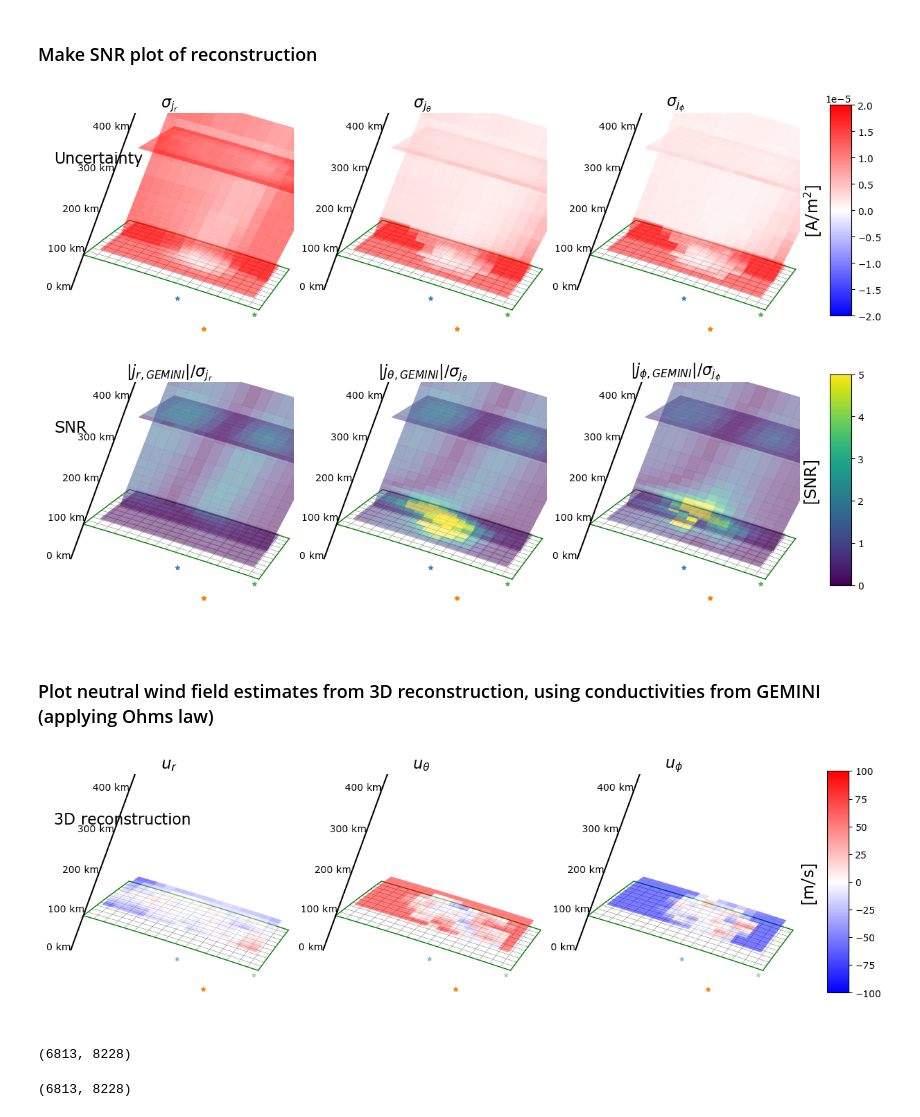
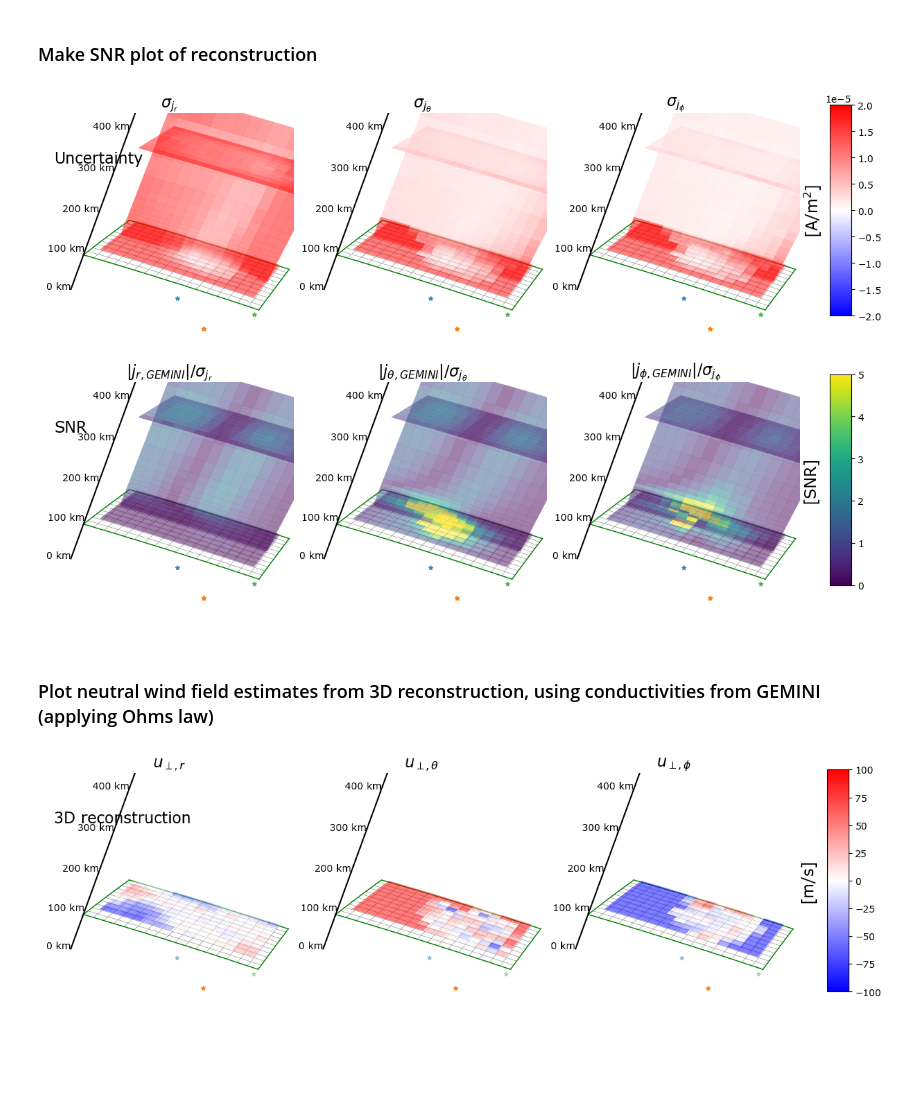
Before and after one commit to jpreistad/e3dsecs, a Jupyter notebook: paper/04_reconstruction_extended.ipynb, the cells around one changed output. Saved outputs shown, nothing was run; the diff lists cells and outputs as text; code cells hidden in the pictures; blank space fills up the shorter version.

```diff
--- a/paper/04_reconstruction_extended.ipynb
+++ b/paper/04_reconstruction_extended.ipynb
@@ -38,8 +37,8 @@ inputmode       = 'vi' # See documentation e.g. in model.py for allowed values.
                        # Specifies how jperp estimates are obtained
 e3doubt_        = True # Wheter to use realistic variances of the observations, and add
                        # corresponding noise
-intsec          = 5*60  # Integrationtime in seconds used in E3DOUBT
-sitelat         = 67.7# Gegraphic latitude of transmitter site location
+intsec          = 5*60 # Integrationtime in seconds used in E3DOUBT
+sitelat         = 67.7 # Gegraphic latitude of transmitter site location
 sitephi         = 23.0 # Gegraphic longitude of transmitter site location
 min_alt         = 90   # km, start altitude of where to sample along beams
 max_alt         = 500  # km, stop altitude of where to sample along beams
@@ -54,10 +53,10 @@ vert_dprofile   = False# Regularize vertical profile of gradient of H/P currents
                        # based on electron density profile. NOT WORKING
 l1              = 10**(-2.3) # Regularization parameter for 3D reconstruction inversion
 diagnostic      = False# Wheter to make diagnostic plots
-overwrite       = True# Overwrites exisring 3D model coefficient file
-crossval        = True# Determine 3D model reg. parameter using cross-validation
-suff            = '_41beams' # suffix to add to coef filename to distinguish it
-beamfile        = 'datadict_41beams.npy' # Specifies which beam sampling file to use
+overwrite       = True # Overwrites exisring 3D model coefficient file
+crossval        = True # Determine 3D model reg. parameter using cross-validation
+suff            = '_51beams' # suffix to add to coef filename to distinguish it
+beamfile        = 'datadict_51beams.npy' # Specifies which beam sampling file to use
 savefigs        = True # Wheher the figures will be saved
 # %% [markdown]
 Make objects containing simulation data (sim), grid (gr), sampled data(dat), fitted convection (conv), and the 3d model (mod)
@@ -168,35 +188,28 @@ diagnostics.model_amplitude_analysis(gr.grid, gr.alts_grid, m[cfdf*gr.K*gr.I*gr.
 Cmpost = m_['Cmpost']
 covar_j = G.dot(Cmpost).dot(G.T) # Nothe the r,theta,phi order
 meshgrid = (alt_ev,lat_ev,lon_ev)
+alt_ev[5,:,:]
 fig = diagnostics.snr_output_plot(covar_j, meshgrid, _data, gr.grid, gr.alts_grid,
                             clim=clim, cut=['j','k','k'], ind=[5,2,18], transmitter=conv.data.transmitter,
                             receivers=conv.data.receivers)
 if savefigs:
     fig.savefig('./plots/3d_uncertainty_extended.pdf',bbox_inches='tight', dpi=300)
 # %% [output]
-[figure, old version]
+[figure, new version]
 # %% [markdown]
 ### Plot neutral wind field estimates from 3D reconstruction, using conductivities from GEMINI (applying Ohms law)
 # %%
 jperp = np.vstack((j_perp[2*N:], -j_perp[N:2*N], j_perp[:N]))
-_data = mod.calc_u(_data, conv, sim, jperp)
-u = np.hstack((_data.uu, -_data.un, _data.ue))
+_data = mod.calc_u_direct(_data, conv, sim, jperp)
+u = np.hstack((_data.uperpu, -_data.uperpn, _data.uperpe))
 clim = 100
-plot_titles = ['$u_{\phi}$', '$u_{\\theta}$', '$u_{r}$']
+plot_titles = ['$u_{\perp,\phi}$', '$u_{\perp,\\theta}$', '$u_{\perp,r}$']
 unit = '[m/s]'
 meshgrid = (alt_ev,lat_ev,lon_ev)
 fig = diagnostics.output_plot(u, meshgrid, _data, gr.grid, gr.alts_grid,
-                            clim=clim, cut=['k'], ind=[5], transmitter=conv.data.transmitter,
+                            clim=clim, cut=['k'], ind=[2], transmitter=conv.data.transmitter,
                             receivers=conv.data.receivers, plot_titles=plot_titles, unit=unit)
 if savefigs:
     fig.savefig('./plots/neutral_wind_extended.pdf',bbox_inches='tight', dpi=300)
 # %% [output]
-[figure, old version]
+[figure, new version]
-# %%
-m_['Gshape']
-# %% [output]
-(6813, 8228)
-# %%
-m_['Gshape']
-# %% [output]
-(6813, 8228)
```
Also changed, not shown: parts of 6 cells of this notebook, 19 other files.
